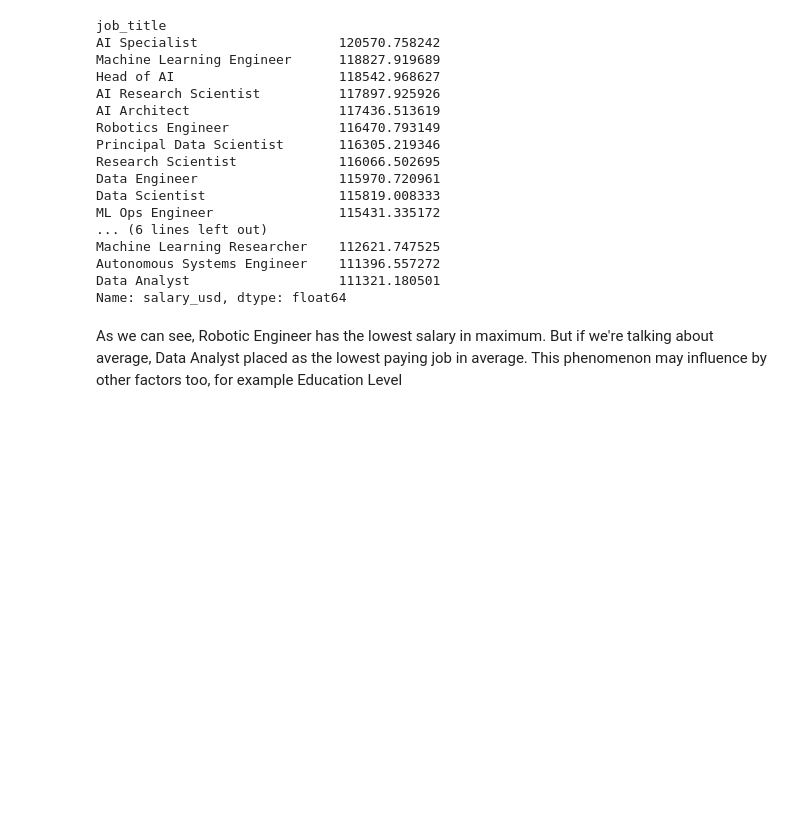
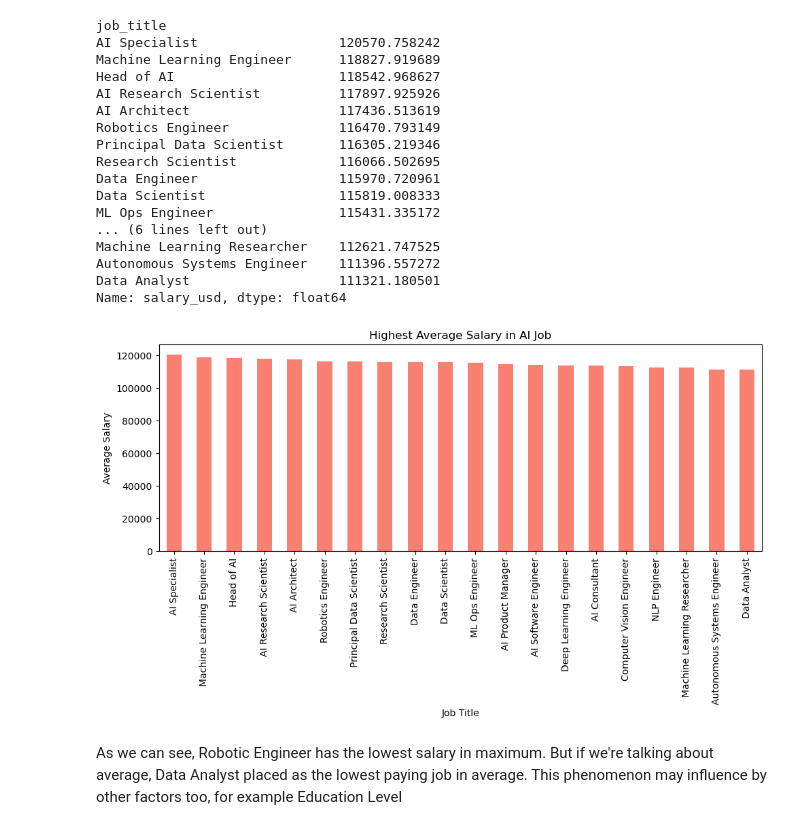
Before and after one commit to Dini15/global_ai_job_market, a Jupyter notebook: ai_market.ipynb, the cells around one changed output. Saved outputs shown, nothing was run; the diff lists cells and outputs as text; code cells hidden in the pictures; blank space fills up the shorter version.

```diff
--- a/ai_market.ipynb
+++ b/ai_market.ipynb
@@ -187,6 +200,16 @@ Machine Learning Researcher    112621.747525
 Autonomous Systems Engineer    111396.557272
 Data Analyst                   111321.180501
 Name: salary_usd, dtype: float64
+# %%
+plt.figure(figsize=(10,6))
+highest_average.plot(kind='bar', color='salmon')
+plt.title('Highest Average Salary in AI Job')
+plt.xlabel('Job Title')
+plt.ylabel('Average Salary')
+plt.tight_layout()
+plt.show()
+# %% [output]
+[figure, added]
 # %% [markdown]
 As we can see, Robotic Engineer has the lowest salary in maximum. But if we're talking about average, Data Analyst placed as the lowest paying job in average. This phenomenon may influence by other factors too, for example Education Level
 # %%
```
Also changed, not shown: parts of 8 cells of this notebook.
